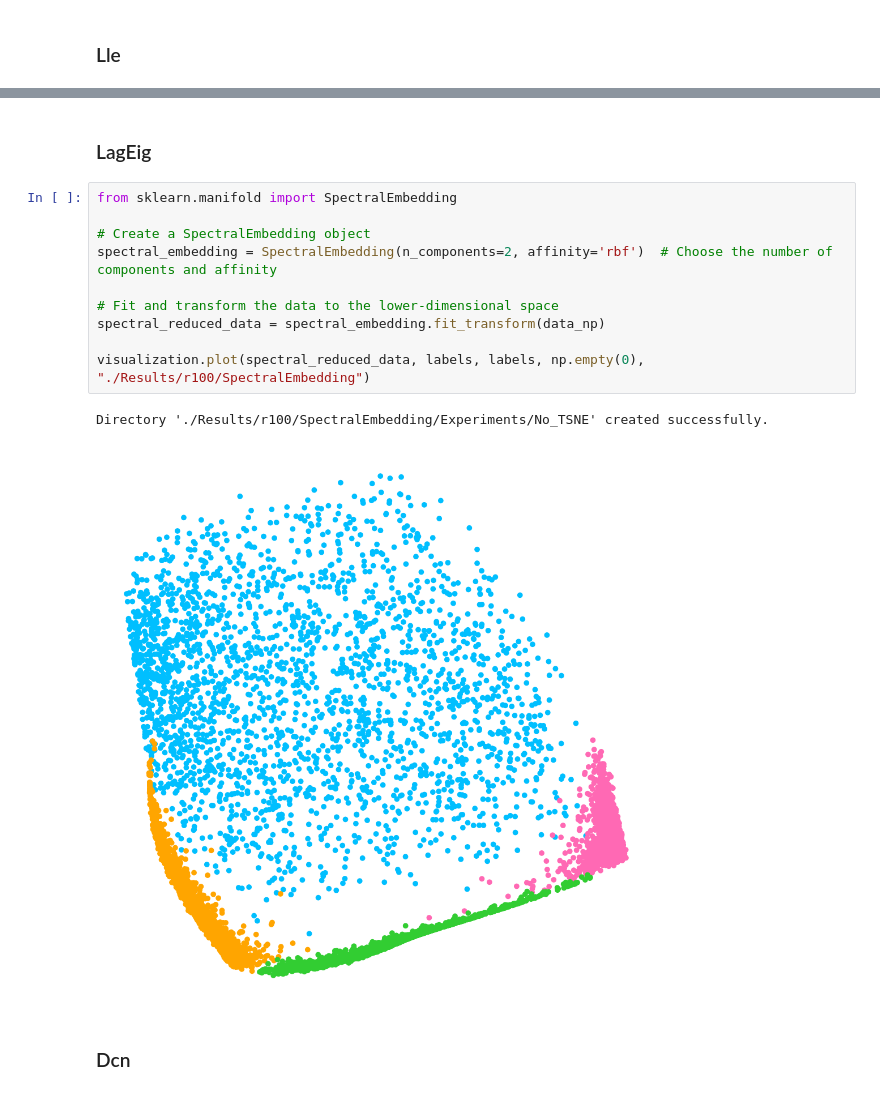
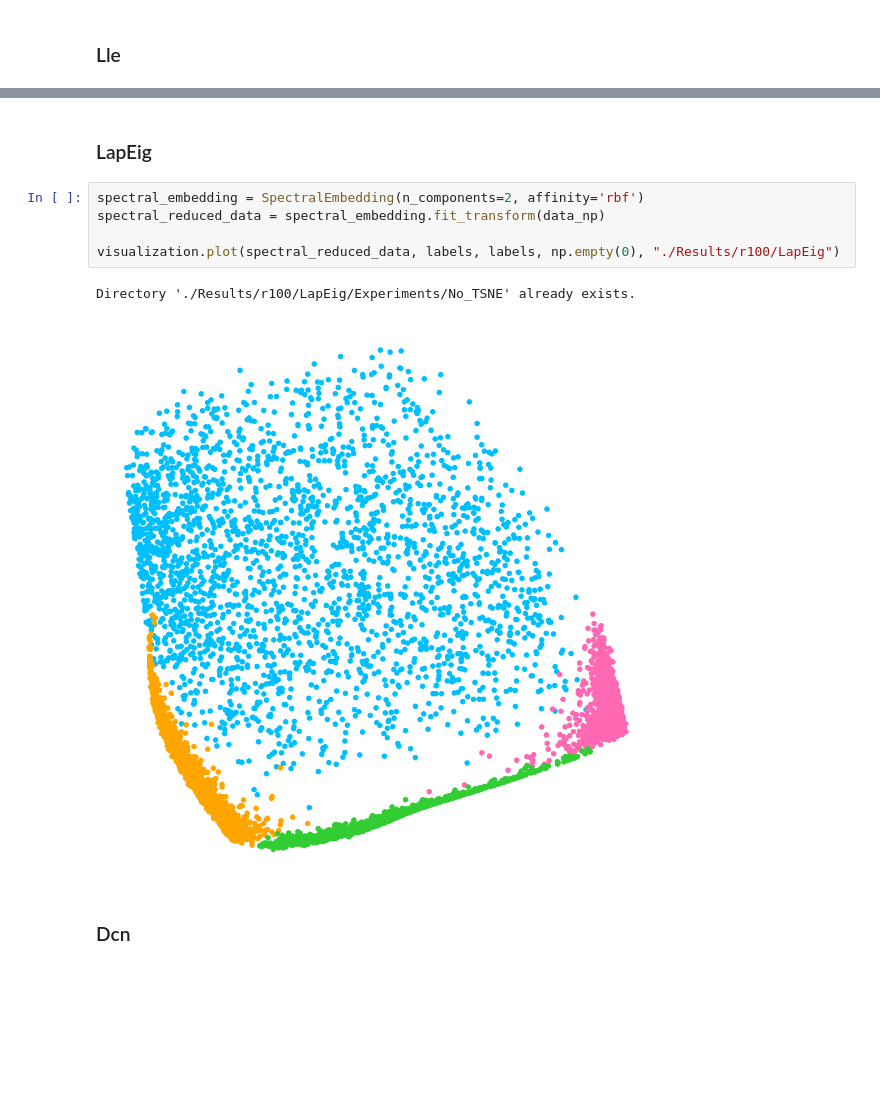
Before and after one commit to gvardakas/Soft-Silhouette, a Jupyter notebook: Projection_Methods.ipynb, the cells around one changed output, grey strips where cells are left out. Drawn from its saved outputs; the diff is of its cells as text; blank space fills up the shorter version.

```diff
--- a/Projection_Methods.ipynb
+++ b/Projection_Methods.ipynb
@@ -75,19 +73,14 @@ Directory './Results/r100/LLE/Experiments/No_TSNE' created successfully.
 [figure]
-# %% [markdown]
-### LagEig
-# %%
-from sklearn.manifold import SpectralEmbedding
-
-# Create a SpectralEmbedding object
-spectral_embedding = SpectralEmbedding(n_components=2, affinity='rbf')  # Choose the number of components and affinity
-
-# Fit and transform the data to the lower-dimensional space
-spectral_reduced_data = spectral_embedding.fit_transform(data_np)
-
-visualization.plot(spectral_reduced_data, labels, labels, np.empty(0), "./Results/r100/SpectralEmbedding")
-# %% [output]
-Directory './Results/r100/SpectralEmbedding/Experiments/No_TSNE' created successfully.
-[figure, removed]
+# %% [markdown]
+### LapEig
+# %%
+spectral_embedding = SpectralEmbedding(n_components=2, affinity='rbf')
+spectral_reduced_data = spectral_embedding.fit_transform(data_np)
+
+visualization.plot(spectral_reduced_data, labels, labels, np.empty(0), "./Results/r100/LapEig")
+# %% [output]
+Directory './Results/r100/LapEig/Experiments/No_TSNE' already exists.
+[figure, added]
 # %% [markdown]
 ### Dcn
 # %% [markdown]
```
Also changed, not shown: parts of 2 cells of this notebook.
